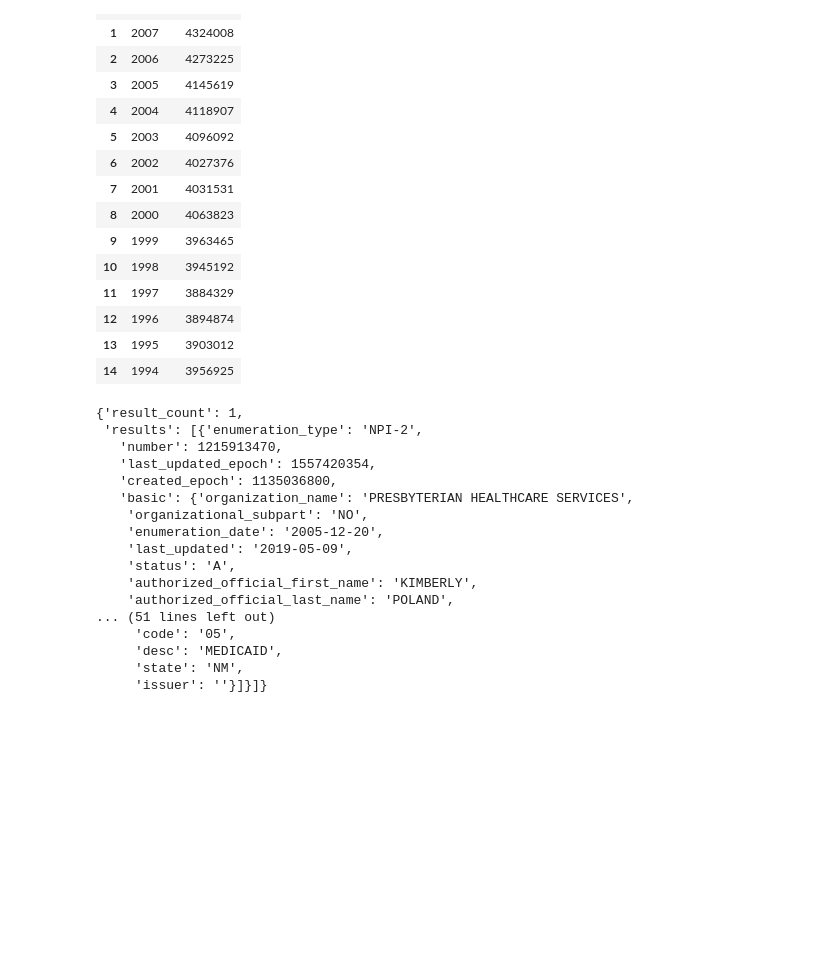
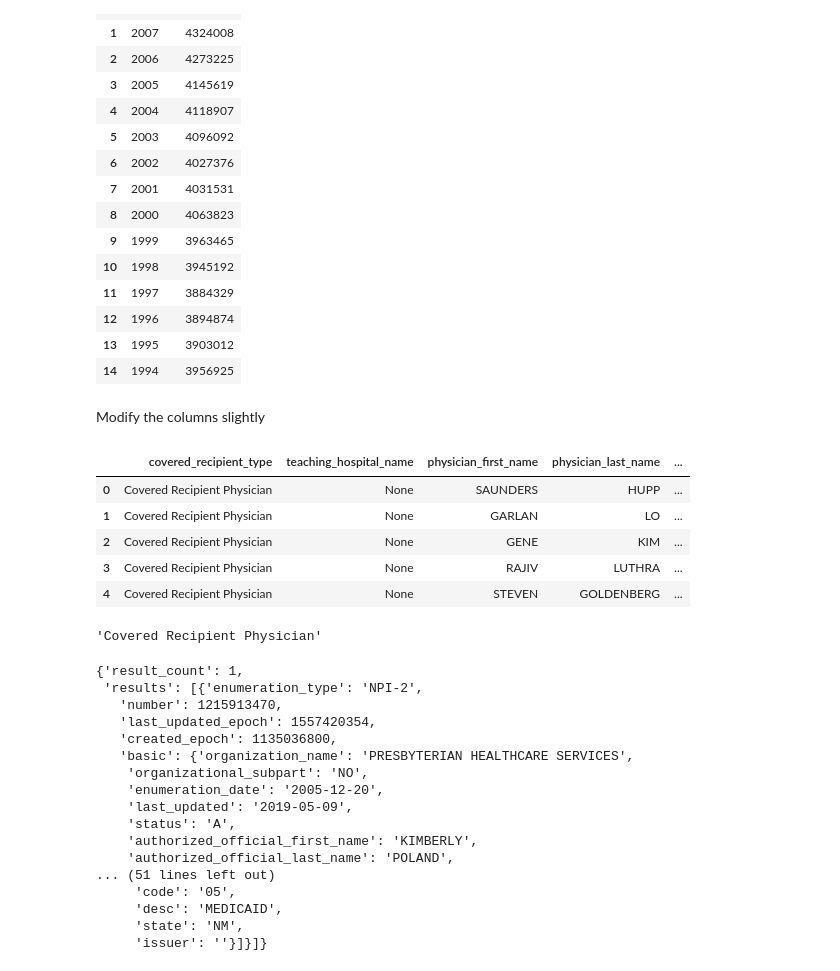
Before and after one commit to doortothe/Open_Payments, a Jupyter notebook: code/OP_NPI_matching.ipynb, the cells around one changed output. Saved outputs shown, nothing was run; the diff lists cells and outputs as text; code cells hidden in the pictures; blank space fills up the shorter version.

```diff
--- a/code/OP_NPI_matching.ipynb
+++ b/code/OP_NPI_matching.ipynb
@@ -50,4 +47,17 @@ SELECT
 FROM `carbide-server-294318.op2016.OP2016`
-# %%
-# Insert NPI column
-df['NPI'] =
+# %% [markdown]
+Modify the columns slightly
+# %%
+df.columns = df.columns.str.lower()
+
+# Insert NPI column
+df['npi'] = np.NaN
+# %%
+df.head()
+# %% [output]
+|  | covered_recipient_type | teaching_hospital_name | physician_first_name | physician_last_name | ... |
+| 0 | Covered Recipient Physician | None | SAUNDERS | HUPP | ... |
+| 1 | Covered Recipient Physician | None | GARLAN | LO | ... |
+| 2 | Covered Recipient Physician | None | GENE | KIM | ... |
+| 3 | Covered Recipient Physician | None | RAJIV | LUTHRA | ... |
+| 4 | Covered Recipient Physician | None | STEVEN | GOLDENBERG | ... |
@@ -53,0 +101,4 @@ df['NPI'] =
+# %%
+df.iloc[0].covered_recipient_type
+# %% [output]
+'Covered Recipient Physician'
```
Also changed, not shown: parts of 12 cells of this notebook.
